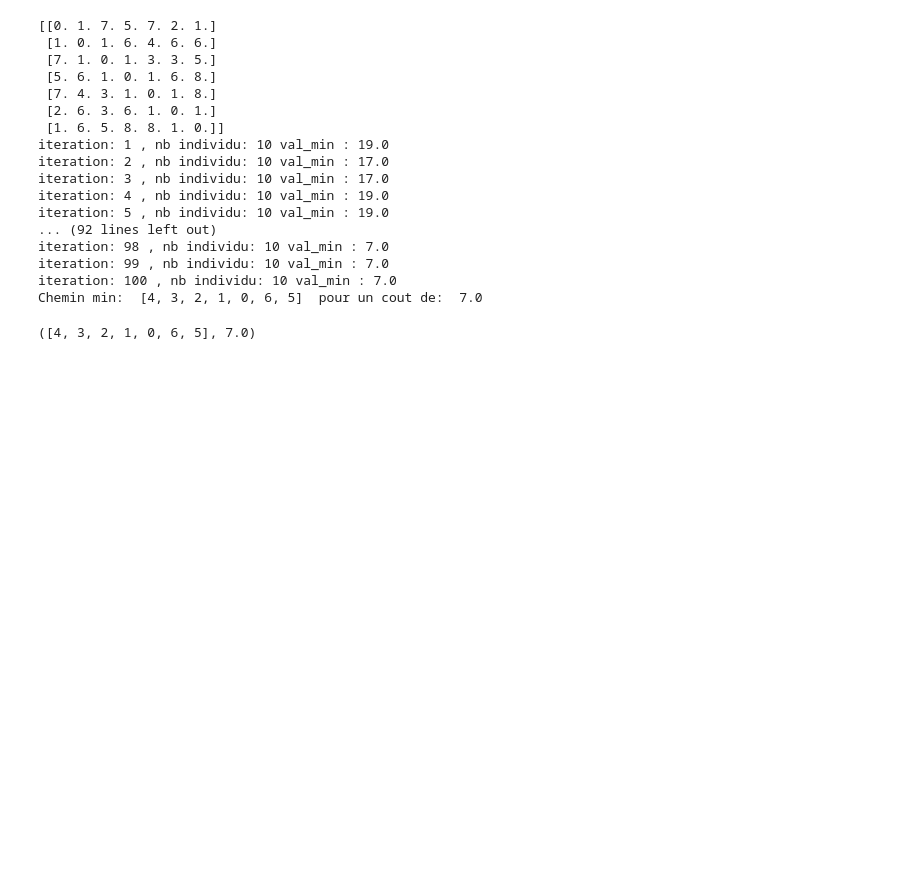
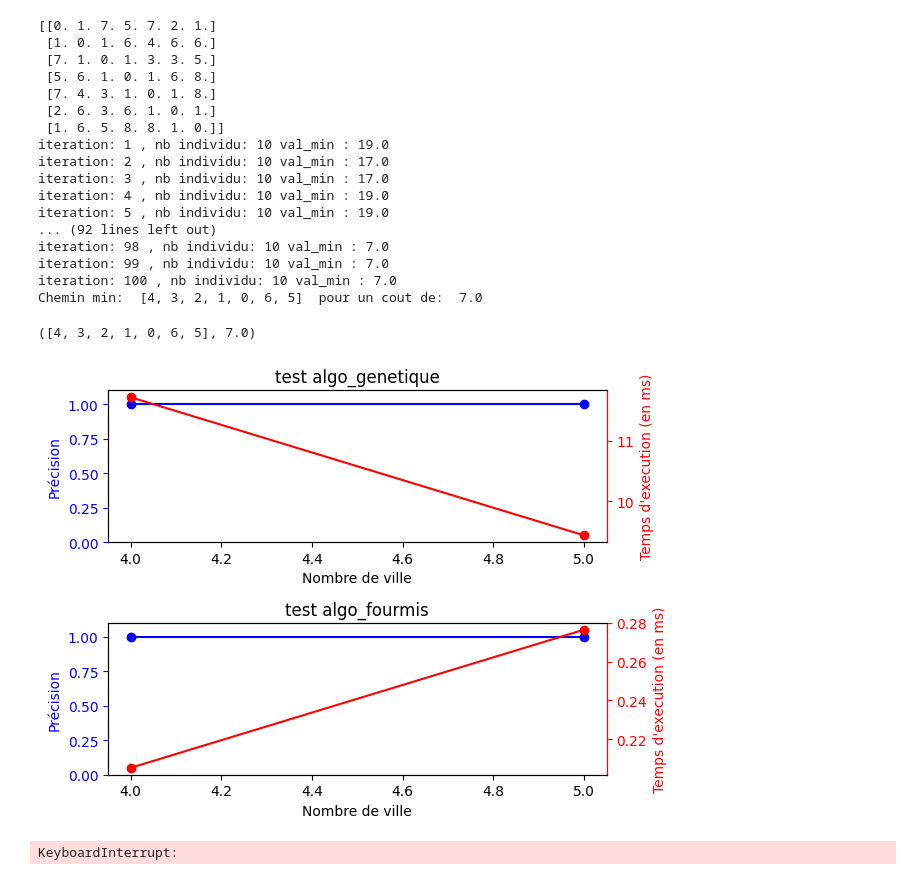
Before and after one commit to Me-k-01/Voyageur-de-commerce, a Jupyter notebook: benchmark.ipynb, the cells around one changed output. Saved outputs shown, nothing was run; the diff lists cells and outputs as text; code cells hidden in the pictures; blank space fills up the shorter version.

```diff
--- a/benchmark.ipynb
+++ b/benchmark.ipynb
@@ -118,31 +118,34 @@ def main_test(algorithmes, n_city_start = 4, n_city_end=10, n_try=100, time_max=
 
         for i in range(len(algorithmes)):
             mat_sizes[i].append(size)
             # Précision
             ax[i].plot(mat_sizes[i], accuracies[i], "-bo")
             ax[i].set_title("test " + algorithmes[i].__name__)
             ax[i].set_xlabel("Nombre de ville")
             ax[i].set_ylabel("Précision")
             ax[i].set_ylim(0, 1.1)
 
             # Coloration left
             ax[i].spines["left"].set_color('blue')
             ax[i].yaxis.label.set_color('blue')
             ax[i].tick_params(axis='y', colors='blue')
 
             # Temps d'execution
             ax2 = ax[i].twinx()
             ax2.plot(mat_sizes[i], times[i], "-ro")
             ax2.set_xlabel("Nombre de ville")
             ax2.set_ylabel("Temps d'execution (en ms)")
 
             # Coloration right
             ax2.yaxis.label.set_color('red')
             ax2.tick_params(axis='y', colors='red')
             ax2.spines["right"].set_color('red')
 
         fig.tight_layout()
         display.clear_output(wait=True)
         plt.show()
 
-main_test([algo_genetique, algo_fourmis], n_city_end = 16, time_max = 100)
+main_test([algo_genetique, algo_fourmis], n_city_end = 16, time_max = 10)
+# %% [output]
+[figure, added]
+KeyboardInterrupt:
```
Also changed, not shown: 7 other files.
